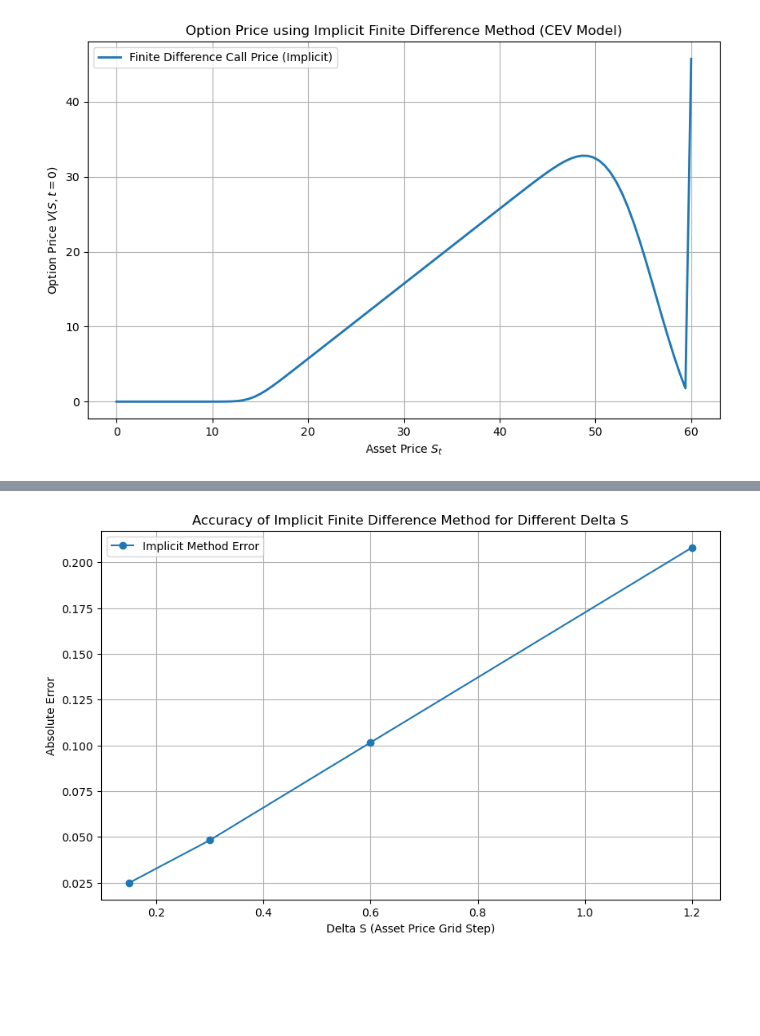
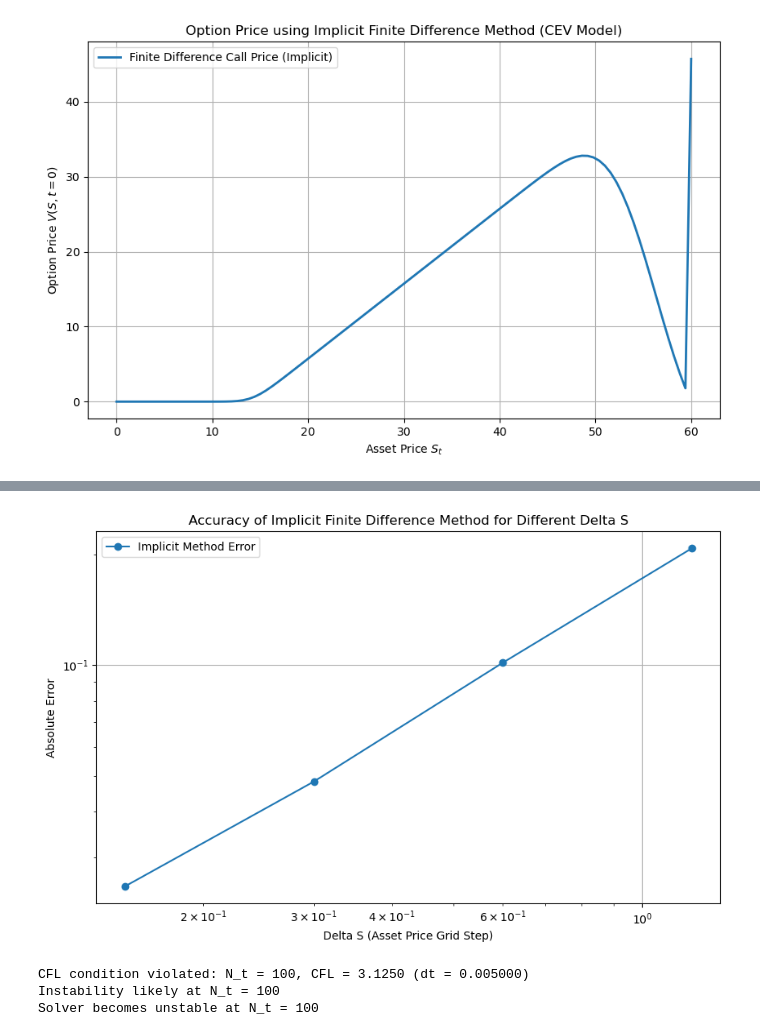
Before and after one commit to pontusbjorklid/Finite-difference-methods-to-price-European-Options, a Jupyter notebook: main.ipynb, the cells around one changed output, grey strips where cells are left out. Cells and saved outputs as stored; diff of their text form; code cells hidden in the pictures; blank space fills up the shorter version.

Commit message:
Stability

```diff
--- a/main.ipynb
+++ b/main.ipynb
@@ -474,32 +474,81 @@ exact_price = bsexact(sigma, r, K, T, S0)
 Ns_values = [50, 100, 200, 400]  # Different grid sizes for asset price
 
 # Store the errors for each delta S
 errors = []
 
 # Loop over different values of N_s
 for N_s in Ns_values:
     # Compute the finite difference option price using the implicit method
     fd_price, S_grid = finite_difference_implicit(K, S_max, r, sigma, gamma, T, N_s, N_t)
 
     # Find the option price closest to S0 in the finite difference grid
     idx = (np.abs(S_grid - S0)).argmin()  # Find index where S is closest to S0
     fd_price_at_S0 = fd_price[idx]
 
     # Compute the absolute error
     error = np.abs(fd_price_at_S0 - exact_price)
     errors.append((S_max / N_s, error))  # Store delta S and the corresponding error
 
 # Convert errors to a NumPy array for easier manipulation
 errors = np.array(errors)
 
 # Plotting the errors for implicit method
 plt.figure(figsize=(10, 6))
-plt.plot(errors[:, 0], errors[:, 1], 'o-', label="Implicit Method Error")
+plt.loglog(errors[:, 0], errors[:, 1], 'o-', label="Implicit Method Error")
 plt.xlabel('Delta S (Asset Price Grid Step)')
 plt.ylabel('Absolute Error')
 plt.title('Accuracy of Implicit Finite Difference Method for Different Delta S')
 plt.grid(True)
 plt.legend()
 plt.show()
 # %% [output]
-[figure, old version]
+[figure, new version]
+# %%
+### Stability FD Explicit ###
+
+# Parameters
+K = 15          # Strike price
+S_max = 4 * K   # Maximum asset price
+S_min = 1e-5    # Minimum asset price (small positive to avoid div by zero)
+r = 0.1         # Risk-free rate
+sigma = 0.25    # Volatility
+gamma = 0.8     # Elasticity parameter (CEV model)
+T = 0.5         # Time to maturity
+t_0 = 0         # Initial time
+N_s = 100       # Number of asset price grid points
+
+# Discretization
+dS = (S_max - S_min) / N_s
+stable_limit = 2 * (dS**2) / (sigma**2 * S_max**2)
+
+# Function to check for instability by varying N_t
+def check_stability(start_N_t, max_N_t, step_N_t):
+    for N_t in range(start_N_t, max_N_t + 1, step_N_t):
+        dt = T / N_t
+        CFL = sigma**2 * S_max**2 * dt / dS**2
+
+        # Check CFL condition
+        if CFL >= 1:
+            print(f"CFL condition violated: N_t = {N_t}, CFL = {CFL:.4f} (dt = {dt:.6f})")
+            print(f"Instability likely at N_t = {N_t}")
+            return N_t  # Return the time step number where instability occurs
+        else:
+            print(f"CFL condition satisfied: N_t = {N_t}, CFL = {CFL:.4f} (dt = {dt:.6f})")
+
+    return None  # If no instability found in the range
+
+# Call the function with a range of time steps
+start_N_t = 100     # Starting number of time steps
+max_N_t = 2000      # Maximum number of time steps to test
+step_N_t = 100      # Increment of N_t
+
+unstable_N_t = check_stability(start_N_t, max_N_t, step_N_t)
+
+if unstable_N_t:
+    print(f"Solver becomes unstable at N_t = {unstable_N_t}")
+else:
+    print("Solver remained stable in the tested range.")
+# %% [output]
+CFL condition violated: N_t = 100, CFL = 3.1250 (dt = 0.005000)
+Instability likely at N_t = 100
+Solver becomes unstable at N_t = 100
```
Also changed, not shown: parts of 3 cells of this notebook.
